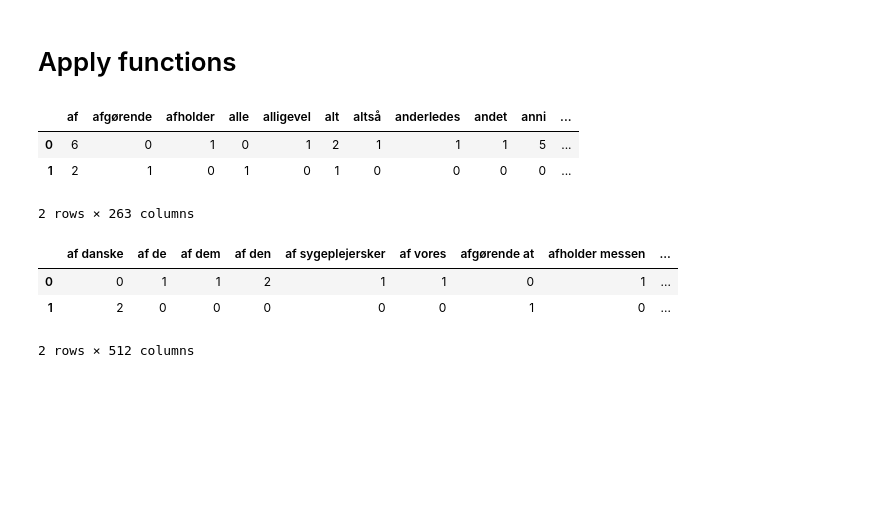
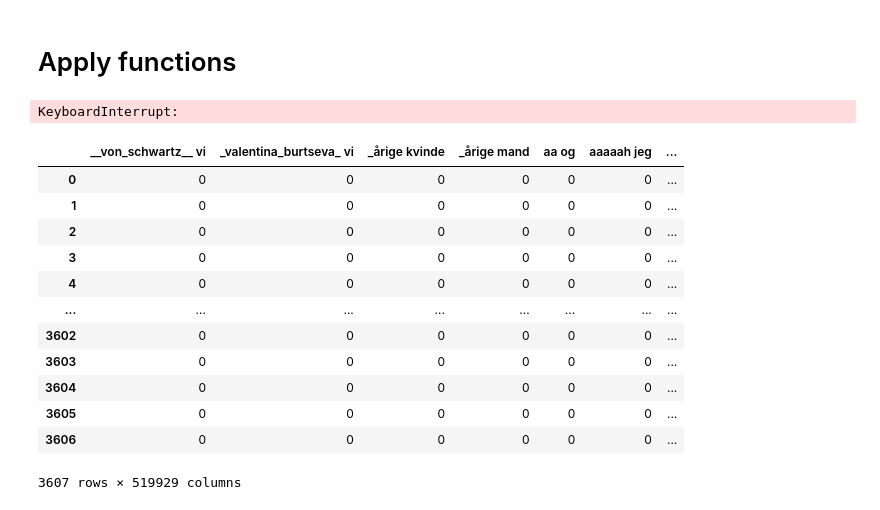
Before and after one commit to danawang10/isds29, a Jupyter notebook: Projekt/Analyse/Analysis-Dana-vers3.ipynb, the cells around one changed output. Cells and saved outputs as stored; diff of their text form; code cells hidden in the pictures; blank space fills up the shorter version.

```diff
--- a/Projekt/Analyse/Analysis-Dana-vers3.ipynb
+++ b/Projekt/Analyse/Analysis-Dana-vers3.ipynb
@@ -47,9 +47,6 @@ def cleaner(document):
     document = re.sub(r'[^\w\s]','', document) #Remove non-alphanumeric characters
     document = re.sub(r'[^\D+]','', document) #Remove numeric characters
     return document
-# %%
-# apply cleaner
-df['content'] = df['content'].apply(cleaner)
 # %% [markdown]
 ### Pre-processing
 - Tokenize
@@ -112,25 +109,33 @@ def tfidf(df):
 # %%
 sample1 = tv2[0:3].copy()
 # %%
-df = sample1
+df = tv2
 # %%
 df['content'] = df['content'].apply(cleaner)
 # %%
 pre_processing(df)
 # %%
-BoW(df)
+frame = BoW(df)
+frame.to_csv('tv2_bow.csv')
 # %% [output]
-|  | af | afgørende | afholder | alle | alligevel | alt | altså | anderledes | andet | anni | ... |
-| 0 | 6 | 0 | 1 | 0 | 1 | 2 | 1 | 1 | 1 | 5 | ... |
-| 1 | 2 | 1 | 0 | 1 | 0 | 1 | 0 | 0 | 0 | 0 | ... |
-2 rows × 263 columns
+KeyboardInterrupt:
 # %%
-two_gram(df)
+frame = two_gram(df)
+frame.to_cs
 # %% [output]
-|  | af danske | af de | af dem | af den | af sygeplejersker | af vores | afgørende at | afholder messen | ... |
-| 0 | 0 | 1 | 1 | 2 | 1 | 1 | 0 | 1 | ... |
-| 1 | 2 | 0 | 0 | 0 | 0 | 0 | 1 | 0 | ... |
+|  | __von_schwartz__ vi | _valentina_burtseva_ vi | _årige kvinde | _årige mand | aa og | aaaaah jeg | ... |
+| 0 | 0 | 0 | 0 | 0 | 0 | 0 | ... |
+| 1 | 0 | 0 | 0 | 0 | 0 | 0 | ... |
+| 2 | 0 | 0 | 0 | 0 | 0 | 0 | ... |
+| 3 | 0 | 0 | 0 | 0 | 0 | 0 | ... |
+| 4 | 0 | 0 | 0 | 0 | 0 | 0 | ... |
+| ... | ... | ... | ... | ... | ... | ... | ... |
+| 3602 | 0 | 0 | 0 | 0 | 0 | 0 | ... |
+| 3603 | 0 | 0 | 0 | 0 | 0 | 0 | ... |
+| 3604 | 0 | 0 | 0 | 0 | 0 | 0 | ... |
+| 3605 | 0 | 0 | 0 | 0 | 0 | 0 | ... |
+| 3606 | 0 | 0 | 0 | 0 | 0 | 0 | ... |
-2 rows × 512 columns
+3607 rows × 519929 columns
 # %%
 tfidf(df)
 # %% [output]
```
Also changed, not shown: parts of 2 cells of this notebook, 2 other files.
